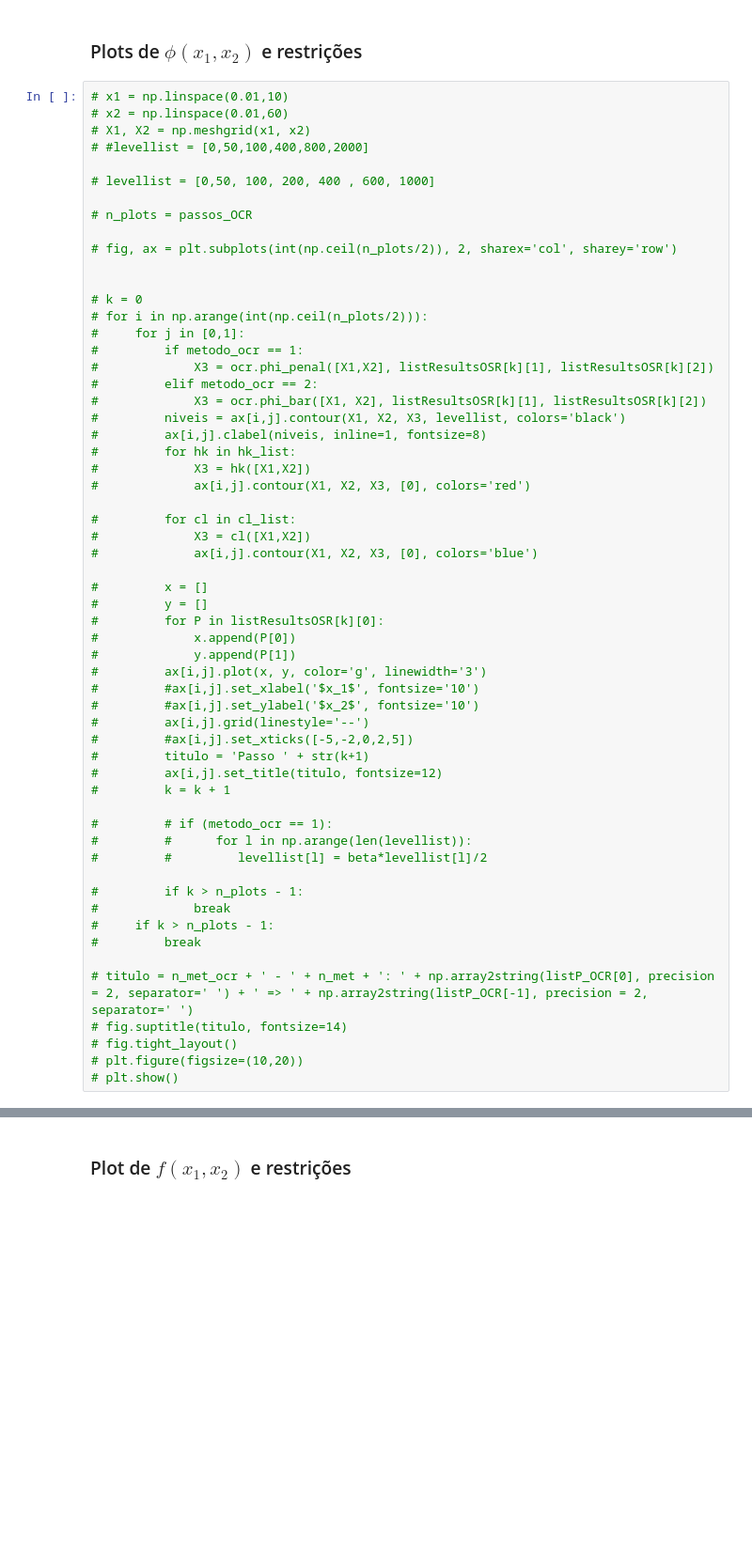
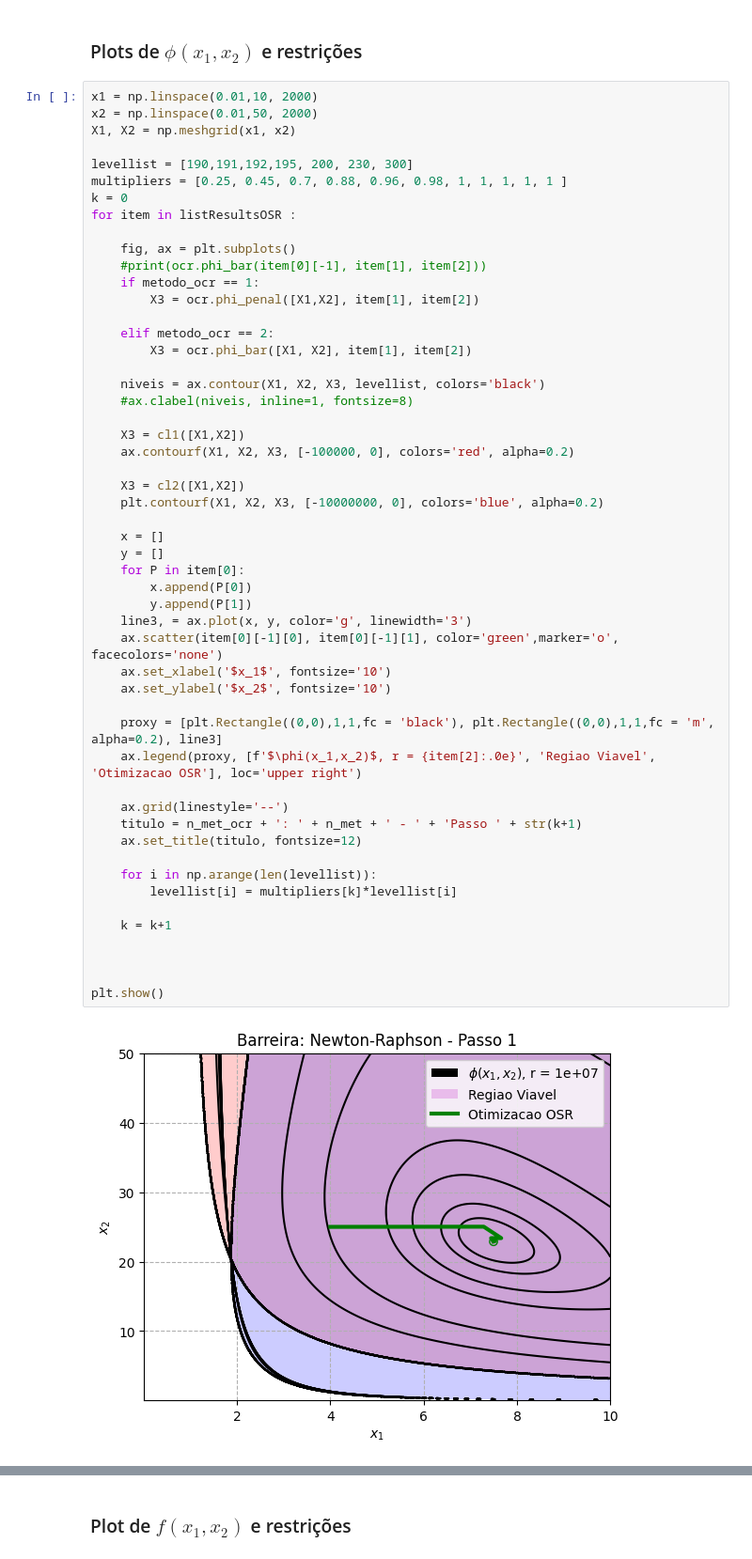
Before and after one commit to gustgs/OtimizacaoMEC2403, a Jupyter notebook: Trabalho2/trabalho2_Prob02_barreira.ipynb, the cells around one changed output, grey strips where cells are left out. Shown at 94% size. Cells and saved outputs as stored; diff of their text form; blank space fills up the shorter version.

```diff
--- a/Trabalho2/trabalho2_Prob02_barreira.ipynb
+++ b/Trabalho2/trabalho2_Prob02_barreira.ipynb
@@ -288,60 +288,56 @@ Newton-Raphson
 # %% [markdown]
 ### Plots de $\phi(x_1,x_2)$ e restrições
 # %%
-# x1 = np.linspace(0.01,10)
-# x2 = np.linspace(0.01,60)
-# X1, X2 = np.meshgrid(x1, x2)
-# #levellist = [0,50,100,400,800,2000]
+x1 = np.linspace(0.01,10, 2000)
+x2 = np.linspace(0.01,50, 2000)
+X1, X2 = np.meshgrid(x1, x2)
 
-# levellist = [0,50, 100, 200, 400 , 600, 1000]
+levellist = [190,191,192,195, 200, 230, 300]
+multipliers = [0.25, 0.45, 0.7, 0.88, 0.96, 0.98, 1, 1, 1, 1, 1 ]
+k = 0
+for item in listResultsOSR :
 
-# n_plots = passos_OCR
+    fig, ax = plt.subplots()
+    #print(ocr.phi_bar(item[0][-1], item[1], item[2]))
+    if metodo_ocr == 1:
+        X3 = ocr.phi_penal([X1,X2], item[1], item[2])
 
-# fig, ax = plt.subplots(int(np.ceil(n_plots/2)), 2, sharex='col', sharey='row')
+    elif metodo_ocr == 2:
+        X3 = ocr.phi_bar([X1, X2], item[1], item[2])
+
+    niveis = ax.contour(X1, X2, X3, levellist, colors='black')
+    #ax.clabel(niveis, inline=1, fontsize=8)
+
+    X3 = cl1([X1,X2])
+    ax.contourf(X1, X2, X3, [-100000, 0], colors='red', alpha=0.2)
+
+    X3 = cl2([X1,X2])
+    plt.contourf(X1, X2, X3, [-10000000, 0], colors='blue', alpha=0.2)
+
+    x = []
+    y = []
+    for P in item[0]:
+        x.append(P[0])
+        y.append(P[1])
+    line3, = ax.plot(x, y, color='g', linewidth='3')
+    ax.scatter(item[0][-1][0], item[0][-1][1], color='green',marker='o', facecolors='none')
+    ax.set_xlabel('$x_1$', fontsize='10')
+    ax.set_ylabel('$x_2$', fontsize='10')
+
+    proxy = [plt.Rectangle((0,0),1,1,fc = 'black'), plt.Rectangle((0,0),1,1,fc = 'm', alpha=0.2), line3]
+    ax.legend(proxy, [f'$\phi(x_1,x_2)$, r = {item[2]:.0e}', 'Regiao Viavel', 'Otimizacao OSR'], loc='upper right')
+
+    ax.grid(linestyle='--')
+    titulo = n_met_ocr + ': ' + n_met + ' - ' + 'Passo ' + str(k+1)
+    ax.set_title(titulo, fontsize=12)
+
+    for i in np.arange(len(levellist)):
+        levellist[i] = multipliers[k]*levellist[i]
+
+    k = k+1
 
 
-# k = 0
-# for i in np.arange(int(np.ceil(n_plots/2))):
-#     for j in [0,1]:
-#         if metodo_ocr == 1:
-#             X3 = ocr.phi_penal([X1,X2], listResultsOSR[k][1], listResultsOSR[k][2])
-#         elif metodo_ocr == 2:
-#             X3 = ocr.phi_bar([X1, X2], listResultsOSR[k][1], listResultsOSR[k][2])
-#         niveis = ax[i,j].contour(X1, X2, X3, levellist, colors='black')
-#         ax[i,j].clabel(niveis, inline=1, fontsize=8)
-#         for hk in hk_list:
-#             X3 = hk([X1,X2])
-#             ax[i,j].contour(X1, X2, X3, [0], colors='red')
 
-#         for cl in cl_list:
-#             X3 = cl([X1,X2])
-#             ax[i,j].contour(X1, X2, X3, [0], colors='blue')
-
-#         x = []
-#         y = []
-#         for P in listResultsOSR[k][0]:
-#             x.append(P[0])
-#             y.append(P[1])
-#         ax[i,j].plot(x, y, color='g', linewidth='3')
-#         #ax[i,j].set_xlabel('$x_1$', fontsize='10')
-#         #ax[i,j].set_ylabel('$x_2$', fontsize='10')
-#         ax[i,j].grid(linestyle='--')
-#         #ax[i,j].set_xticks([-5,-2,0,2,5])
-#         titulo = 'Passo ' + str(k+1)
-#         ax[i,j].set_title(titulo, fontsize=12)
-#         k = k + 1
-
-#         # if (metodo_ocr == 1):
-#         #      for l in np.arange(len(levellist)):
-#         #         levellist[l] = beta*levellist[l]/2
-
-#         if k > n_plots - 1:
-#             break
-#     if k > n_plots - 1:
-#         break
-
-# titulo = n_met_ocr + ' - ' + n_met + ': ' + np.array2string(listP_OCR[0], precision = 2, separator=' ') + ' => ' + np.array2string(listP_OCR[-1], precision = 2, separator=' ')
-# fig.suptitle(titulo, fontsize=14)
-# fig.tight_layout()
-# plt.figure(figsize=(10,20))
-# plt.show()
+plt.show()
+# %% [output]
+[figure, added]
```
Also changed, not shown: parts of 6 cells of this notebook, 5 other files.
